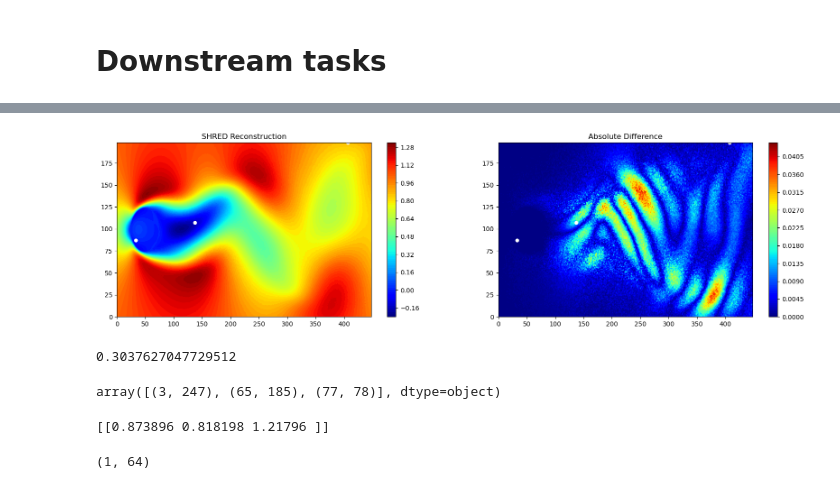
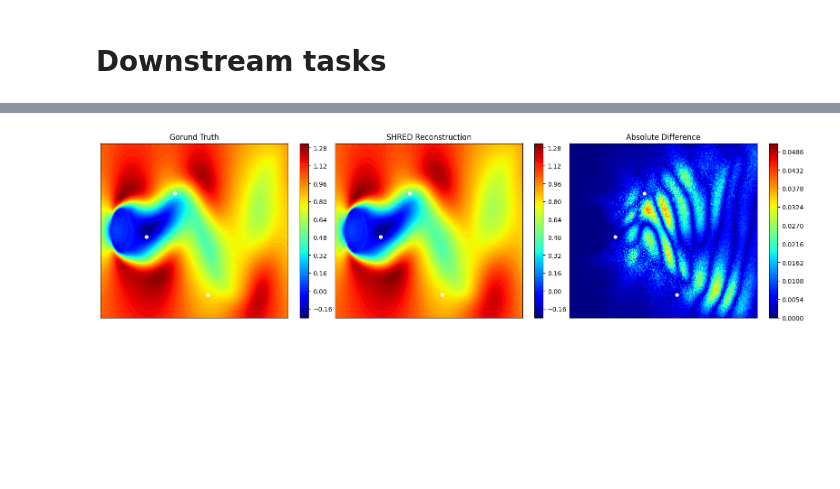
Before and after one commit to Paruuv/Master, a Jupyter notebook: SHRED_fluid_data.ipynb, the cells around one changed output, grey strips where cells are left out. Drawn from its saved outputs; the diff is of its cells as text; code cells hidden in the pictures; blank space fills up the shorter version.

```diff
--- a/SHRED_fluid_data.ipynb
+++ b/SHRED_fluid_data.ipynb
@@ -134,49 +99,52 @@ u_velocity  0.020939  0.144702  0.081658 -0.922124
 # %%
 h = len(manager.test_sensor_measurements) # Prediction horizon
 
 sensor_loc = manager.sensor_summary_df['loc/traj'].values
 # print(f"Sensor locations (x,y): {sensor_loc}")
 
 # The first reconstructions are not good because the meassurements are padded with zeros. So when you are far enough into the "future" to match your lags
 # you can start evaluating the reconstructions
 h = len(manager.test_sensor_measurements)  # Prediction horizon
 index = (-1)  # Index of the final frame in the test set (considering lags)
 # Final ground truth frame from the test set
 truth = velocity_data_reshaped[index]
 
 # Extract final reconstructed frame (from sensor-based latents)
 reconstructions = test_reconstruction["u_velocity"]
 reconstruction = reconstructions[index]
 
 
 # Create side-by-side comparison plot
-fig,ax = plt.subplots(1,2, figsize=(20,5))
-cf0 = ax[0].contourf(reconstruction, levels=100, cmap='jet')
-ax[0].set_title('SHRED Reconstruction')
+fig, ax = plt.subplots(1, 3, figsize=(20, 5))
+
+# First subplot: SHRED Reconstruction
+cf0 = ax[0].contourf(truth, levels=100, cmap='jet')
+ax[0].set_title('Gorund Truth')
 fig.colorbar(cf0, ax=ax[0])
-cf1 = ax[1].contourf(abs(truth - reconstruction), levels=100, cmap='jet')
-ax[1].set_title('Absolute Difference')
-fig.colorbar(cf1, ax=ax[1])  # Add colorbar to the second plot
-for y,x in sensor_loc:
-    ax[0].plot(x,y,markersize=5,color='white',marker='o')
-    ax[1].plot(x,y,markersize=5,color='white',marker='o')
-# ax.plot(x,forecast,label = 'forecast')
-# ax.legend()
+ax[0].set_xticks([])  # Remove x ticks
+ax[0].set_yticks([])  # Remove y ticks
+
+cf0 = ax[1].contourf(reconstruction, levels=100, cmap='jet')
+ax[1].set_title('SHRED Reconstruction')
+fig.colorbar(cf0, ax=ax[1])
+ax[1].set_xticks([])  # Remove x ticks
+ax[1].set_yticks([])  # Remove y ticks
+
+# Second subplot: Absolute Difference
+cf1 = ax[2].contourf(abs(truth - reconstruction), levels=100, cmap='jet')
+ax[2].set_title('Absolute Difference')
+fig.colorbar(cf1, ax=ax[2])
+ax[2].set_xticks([])  # Remove x ticks
+ax[2].set_yticks([])  # Remove y ticks
+
+# Plot sensor locations on both subplots
+for y, x in sensor_loc:
+    ax[0].plot(x, y, markersize=5, color='white', marker='o')
+    ax[1].plot(x, y, markersize=5, color='white', marker='o')
+    ax[2].plot(x, y, markersize=5, color='white', marker='o')
+
+
+# Reduce space between subplots
+plt.subplots_adjust(wspace=0)  # Decrease horizontal spacing (default is 0.2)
 # %% [output]
-[figure, old version]
+[figure, new version]
-# %%
-dff = (abs(truth - reconstruction)+1)/(truth+1)-1
-np.max(dff)
-# %% [output]
-0.3037627047729512
-# %%
-manager.sensor_summary_df['loc/traj'].values
-# %% [output]
-array([(3, 247), (65, 185), (77, 78)], dtype=object)
-# %%
-print(manager.test_sensor_measurements[0:1,:])
-engine.sensor_to_latent(manager.test_sensor_measurements[0:1,:]).shape
-# test_reconstruction = engine.decode(test_latent_from_sensors[0,:])
-# %% [output]
-[[0.873896 0.818198 1.21796 ]]
-(1, 64)
```
Also changed, not shown: parts of 3 cells of this notebook, 1 other file.
